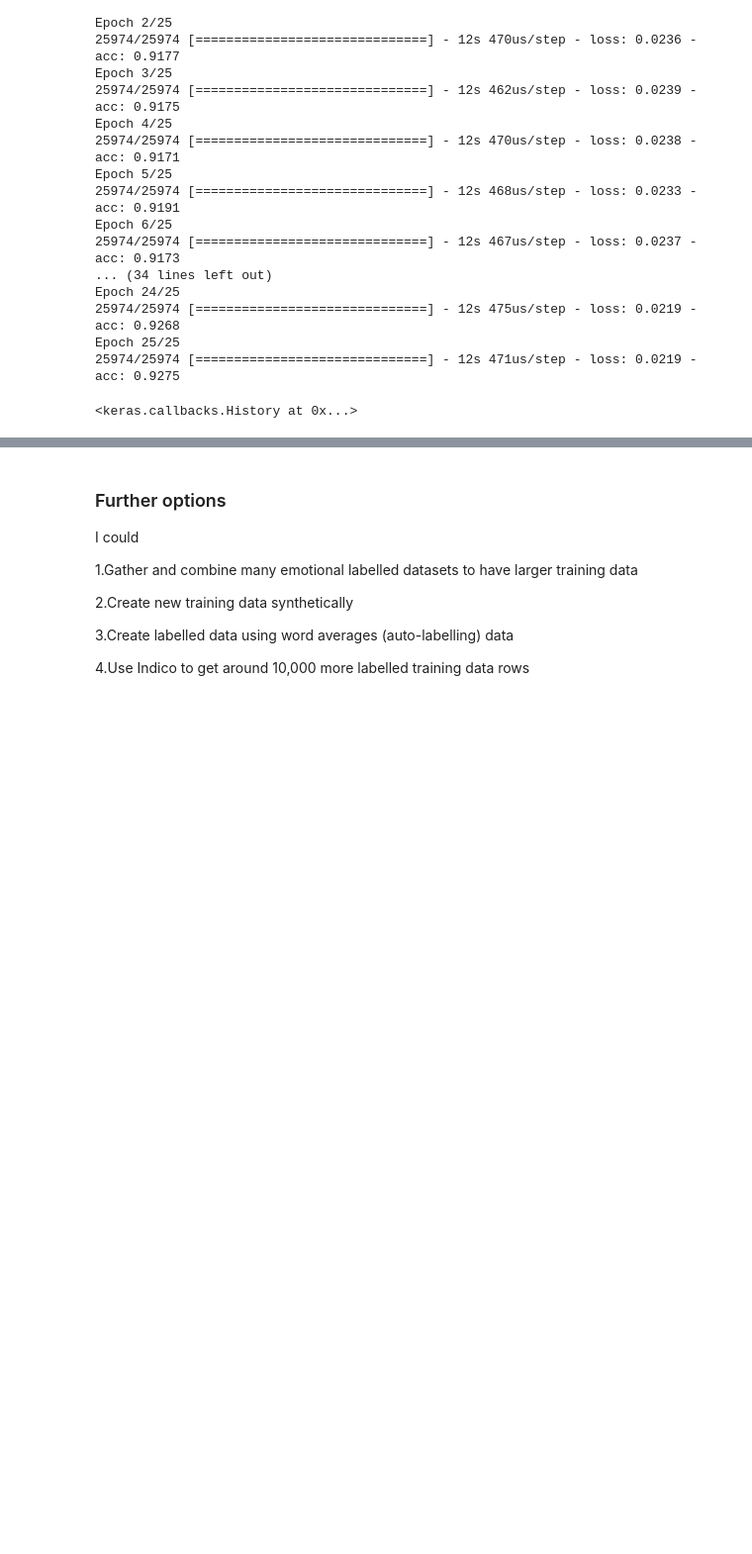
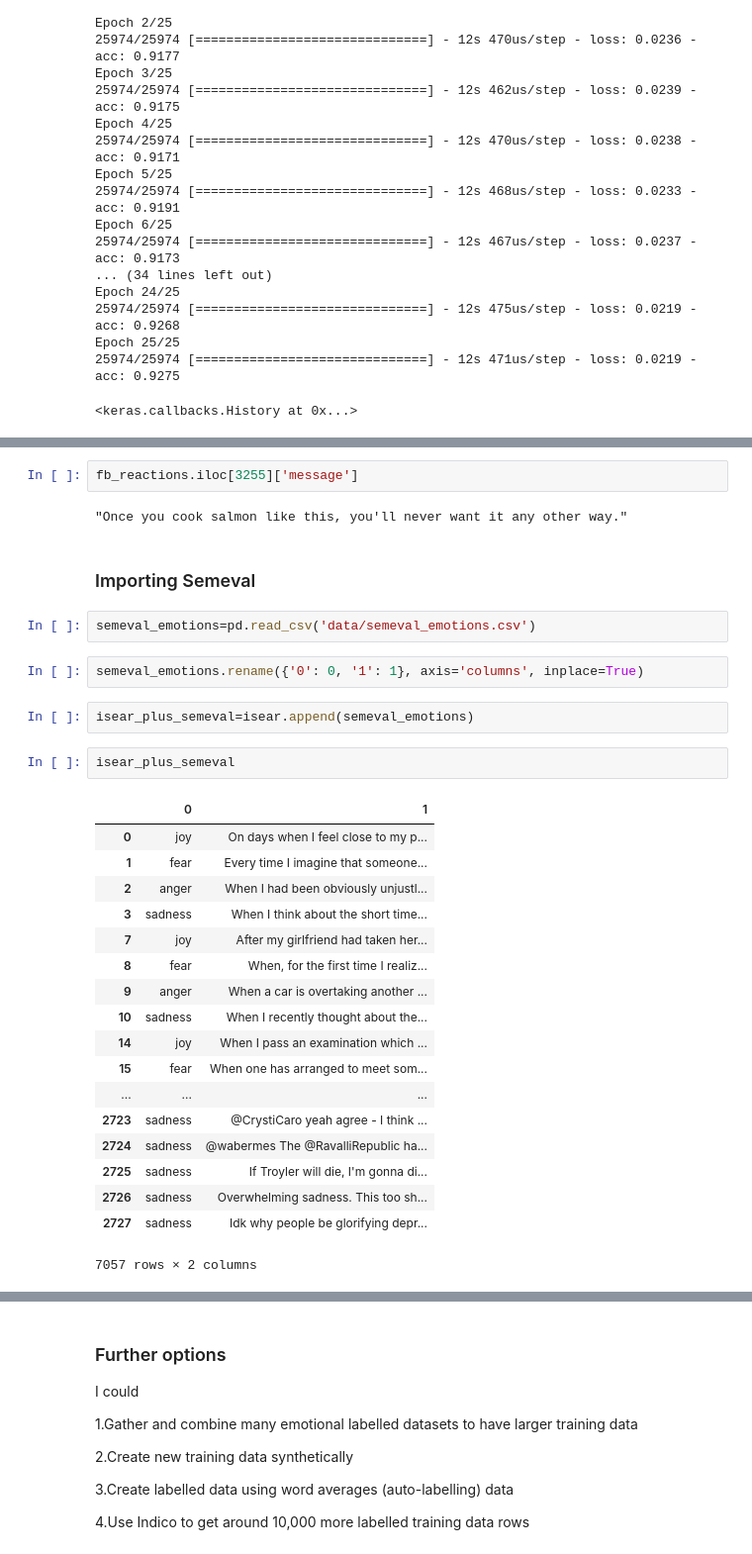
Before and after one commit to cidetraq/nlp_emotions, a Jupyter notebook: Keras LSTM.ipynb, the cells around one changed output, grey strips where cells are left out. Shown: that part at 99% size. Cells and saved outputs as stored; diff of their text form; blank space fills up the shorter version.

```diff
--- a/Keras LSTM.ipynb
+++ b/Keras LSTM.ipynb
@@ -1014,0 +1275,33 @@ prediction('I like to eat pie a lot it is yummy and very delicious')
+# %%
+fb_reactions.iloc[3255]['message']
+# %% [output]
+"Once you cook salmon like this, you'll never want it any other way."
+# %% [markdown]
+<h3>Importing Semeval</h3>
+# %%
+semeval_emotions=pd.read_csv('data/semeval_emotions.csv')
+# %%
+semeval_emotions.rename({'0': 0, '1': 1}, axis='columns', inplace=True)
+# %%
+isear_plus_semeval=isear.append(semeval_emotions)
+# %%
+isear_plus_semeval
+# %% [output]
+|  | 0 | 1 |
+| 0 | joy | On days when I feel close to my p... |
+| 1 | fear | Every time I imagine that someone... |
+| 2 | anger | When I had been obviously unjustl... |
+| 3 | sadness | When I think about the short time... |
+| 7 | joy | After my girlfriend had taken her... |
+| 8 | fear | When, for the first time I realiz... |
+| 9 | anger | When a car is overtaking another ... |
+| 10 | sadness | When I recently thought about the... |
+| 14 | joy | When I pass an examination which ... |
+| 15 | fear | When one has arranged to meet som... |
+| ... | ... | ... |
+| 2723 | sadness | @CrystiCaro yeah agree - I think ... |
+| 2724 | sadness | @wabermes The @RavalliRepublic ha... |
+| 2725 | sadness | If Troyler will die, I'm gonna di... |
+| 2726 | sadness | Overwhelming sadness. This too sh... |
+| 2727 | sadness | Idk why people be glorifying depr... |
+7057 rows × 2 columns
```
Also changed, not shown: parts of 90 cells of this notebook, 51 other files.
